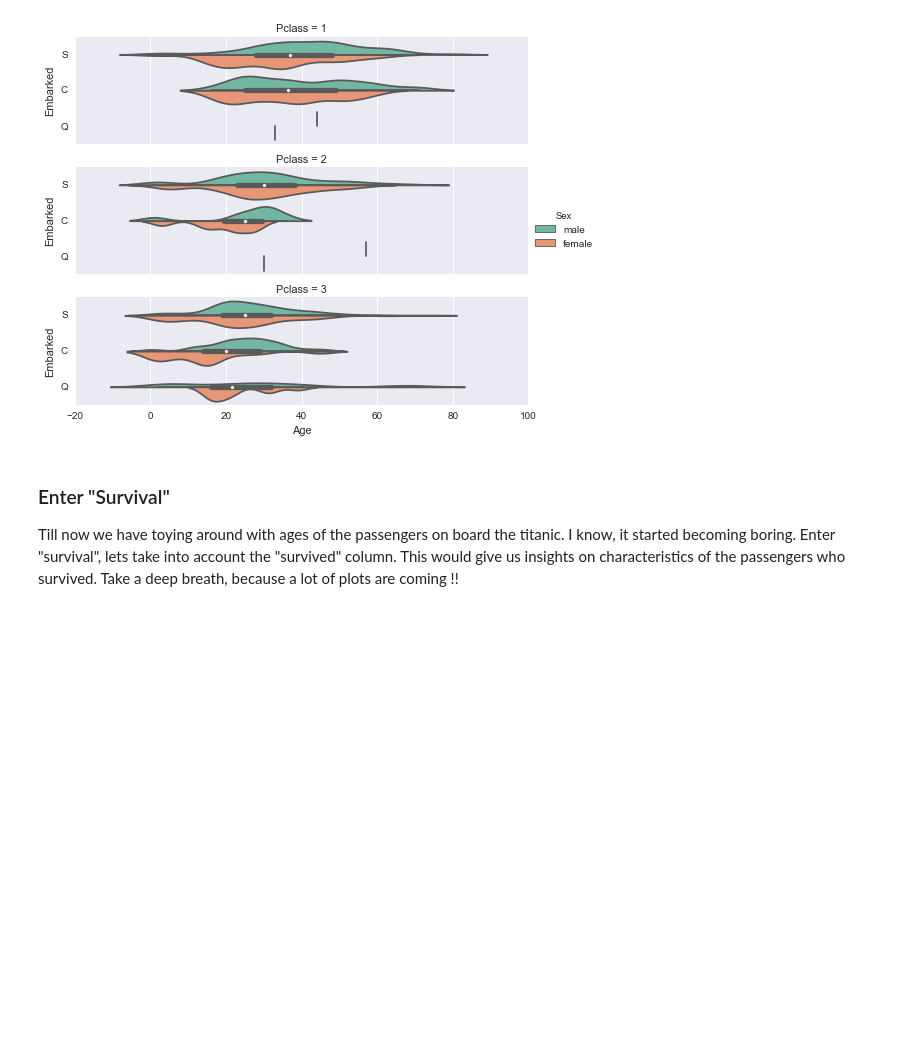
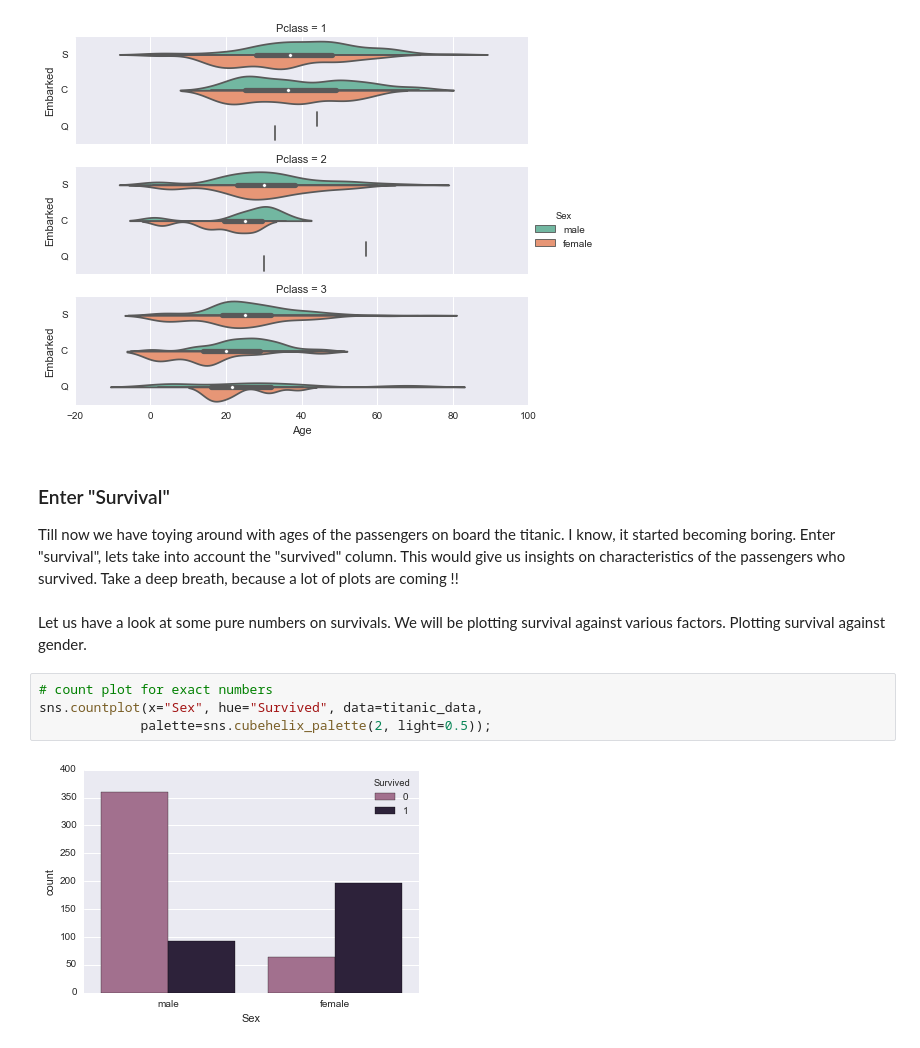
Before and after one commit to abkds/titanic-data, a Jupyter notebook: titanic_data.ipynb, the cells around one changed output. Cells and saved outputs as stored; diff of their text form; blank space fills up the shorter version.

Commit message:
Count plots for survival
Added count plots and point plots for
"Survival"

```diff
--- a/titanic_data.ipynb
+++ b/titanic_data.ipynb
@@ -188,3 +189,11 @@ sns.factorplot(x="Age", y="Embarked", hue="Sex", row="Pclass",
 ### Enter "Survival"
 
 Till now we have toying around with ages of the passengers on board the titanic. I know, it started becoming boring. Enter "survival", lets take into account the "survived" column. This would give us insights on characteristics of the passengers who survived. Take a deep breath, because a lot of plots are coming !!
+# %% [markdown]
+Let us have a look at some pure numbers on survivals. We will be plotting survival against various factors. Plotting survival against gender.
+# %%
+# count plot for exact numbers
+sns.countplot(x="Sex", hue="Survived", data=titanic_data,
+             palette=sns.cubehelix_palette(2, light=0.5));
+# %% [output]
+[figure, added]
```
Also changed, not shown: parts of 6 cells of this notebook.
